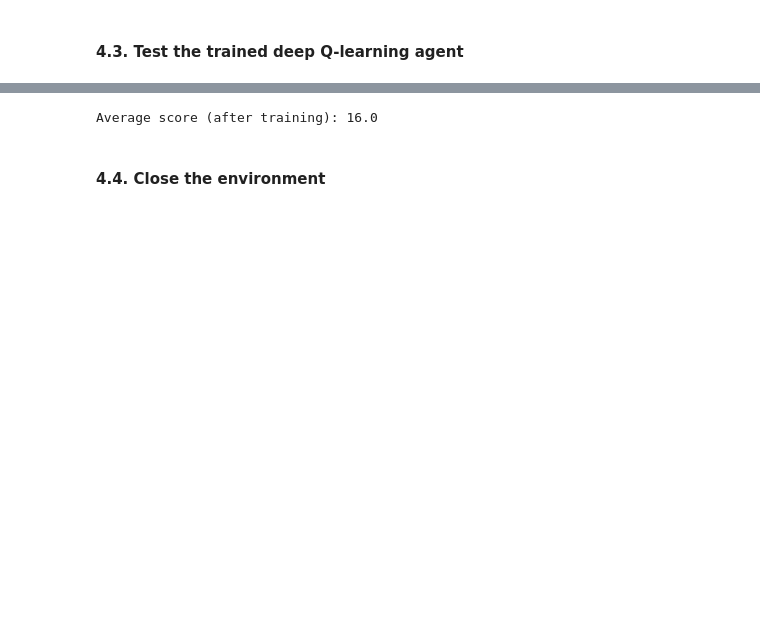
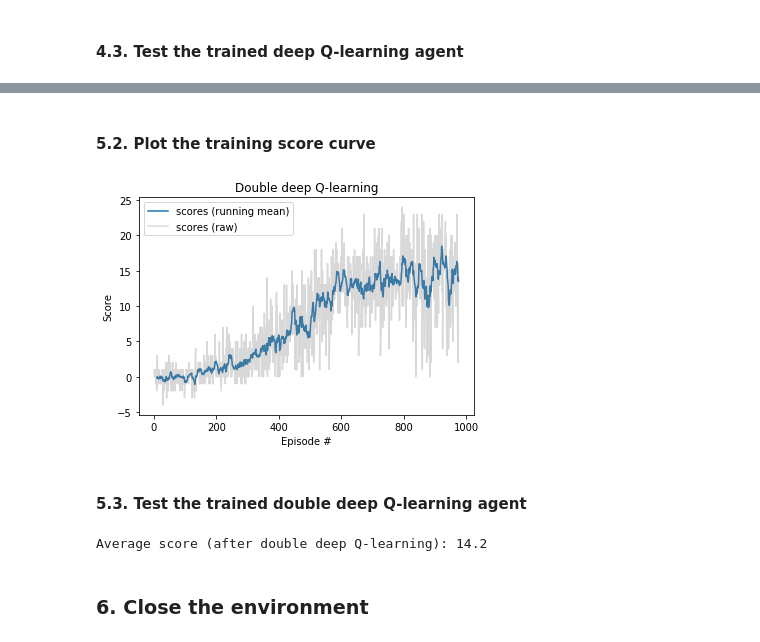
Before and after one commit to zhulingchen/deep-reinforcement-learning, a Jupyter notebook: p1_navigation/Navigation.ipynb, the cells around one changed output, grey strips where cells are left out. Cells and saved outputs as stored; diff of their text form; code cells hidden in the pictures; blank space fills up the shorter version.

```diff
--- a/p1_navigation/Navigation.ipynb
+++ b/p1_navigation/Navigation.ipynb
@@ -256,2 +256,26 @@ plt.show()
 # %% [markdown]
 #### 4.3. Test the trained deep Q-learning agent
+# %%
+# load the weights from the saved checkpoint file
+agent_dqn.qnetwork_local.load_state_dict(torch.load('model_dqn.pt'))
+
+# test the trained agent for n_test times
+n_test = 20
+score_dqn_list = []
+for _ in range(n_test):
+    env_info = env.reset(train_mode=False)[brain_name]
+    state = env_info.vector_observations[0]
+    score = 0
+    while True:
+        action = agent_dqn.act(state)
+        env_info = env.step(action)[brain_name]
+        next_state = env_info.vector_observations[0]
+        reward = env_info.rewards[0]
+        done = env_info.local_done[0]
+        state = next_state
+        score += reward
+        if done:
+            break
+    score_dqn_list.append(score)
+
+print("Average score (after deep Q-learning): {}".format(np.mean(score_dqn_list)))
@@ -257,0 +288,4 @@ plt.show()
+# %%
+agent_doubledqn = Agent(state_size, action_size, seed=0, use_double=True)  # double deep Q-learning agent
+
+scores_doubledqn = train_dqn(env, agent_doubledqn, 'model_doubledqn.pt', finish_threshold=14.5)
@@ -258,30 +304,48 @@ plt.show()
+# %% [markdown]
+#### 5.2. Plot the training score curve
+# %%
+scores_doubledqn_running_mean = running_mean(scores_doubledqn, 10)
+plt.figure()
+plt.plot(np.arange(1, len(scores_doubledqn)+1)[-len(scores_doubledqn_running_mean):], scores_doubledqn_running_mean,
+         label='scores (running mean)')
+plt.plot(np.arange(1, len(scores_doubledqn)+1), scores_doubledqn,
+         color='grey', alpha=0.3, label='scores (raw)')
+plt.legend()
+plt.ylabel('Score')
+plt.xlabel('Episode #')
+plt.title('Double deep Q-learning')
+plt.show()
+# %% [output]
+[figure, added]
+# %% [markdown]
+#### 5.3. Test the trained double deep Q-learning agent
 # %%
 # load the weights from the saved checkpoint file
-agent.qnetwork_local.load_state_dict(torch.load('model.pt'))
+agent_doubledqn.qnetwork_local.load_state_dict(torch.load('model_doubledqn.pt'))
 
 # test the trained agent for n_test times
 n_test = 20
-score_list = []
+score_doubledqn_list = []
 for _ in range(n_test):
-    env_info = env.reset(train_mode=False)[brain_name]  # reset the environment
-    state = env_info.vector_observations[0]  # get the current state
+    env_info = env.reset(train_mode=False)[brain_name]
+    state = env_info.vector_observations[0]
     score = 0  # initialize the score
     while True:
-        action = agent.act(state)
-        env_info = env.step(action)[brain_name]  # send the action to the environment
-        next_state = env_info.vector_observations[0]  # get the next state
-        reward = env_info.rewards[0]  # get the reward
-        done = env_info.local_done[0]  # see if episode has finished
-        score += reward  # update the score
-        state = next_state  # roll over the state to next time step
-        if done:  # exit loop if episode finished
+        action = agent_doubledqn.act(state)
+        env_info = env.step(action)[brain_name]
+        next_state = env_info.vector_observations[0]
+        reward = env_info.rewards[0]
+        done = env_info.local_done[0]
+        state = next_state
+        score += reward
+        if done:
             break
-    score_list.append(score)
+    score_doubledqn_list.append(score)
 
-print("Average score (after training): {}".format(np.mean(score_list)))
+print("Average score (after double deep Q-learning): {}".format(np.mean(score_doubledqn_list)))
 # %% [output]
-Average score (after training): 16.0
+Average score (after double deep Q-learning): 14.2
 # %% [markdown]
-#### 4.4. Close the environment
+### 6. Close the environment
 # %%
 env.close()
```
Also changed, not shown: parts of 11 cells of this notebook, 5 other files.
